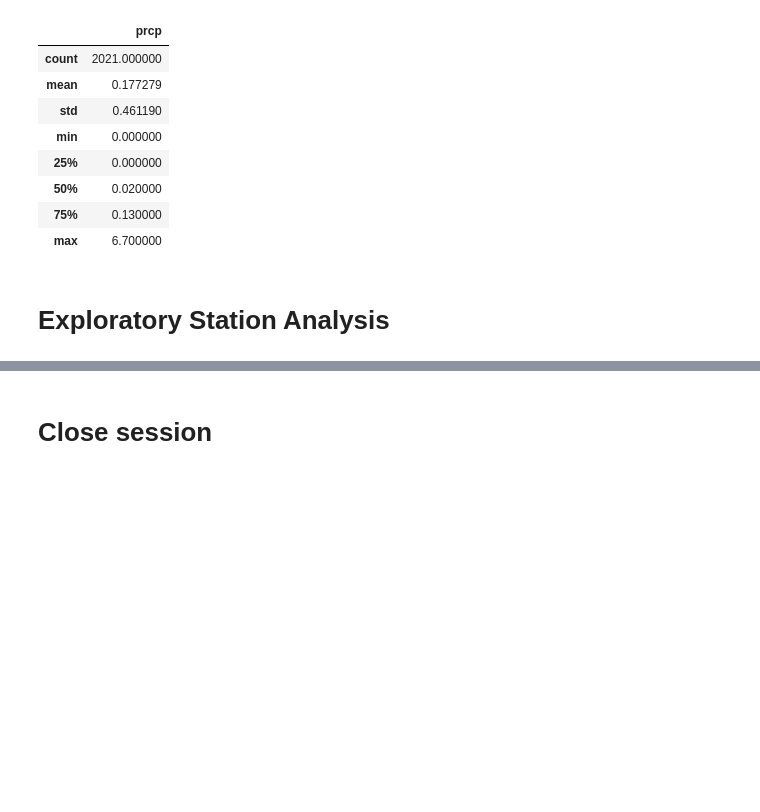
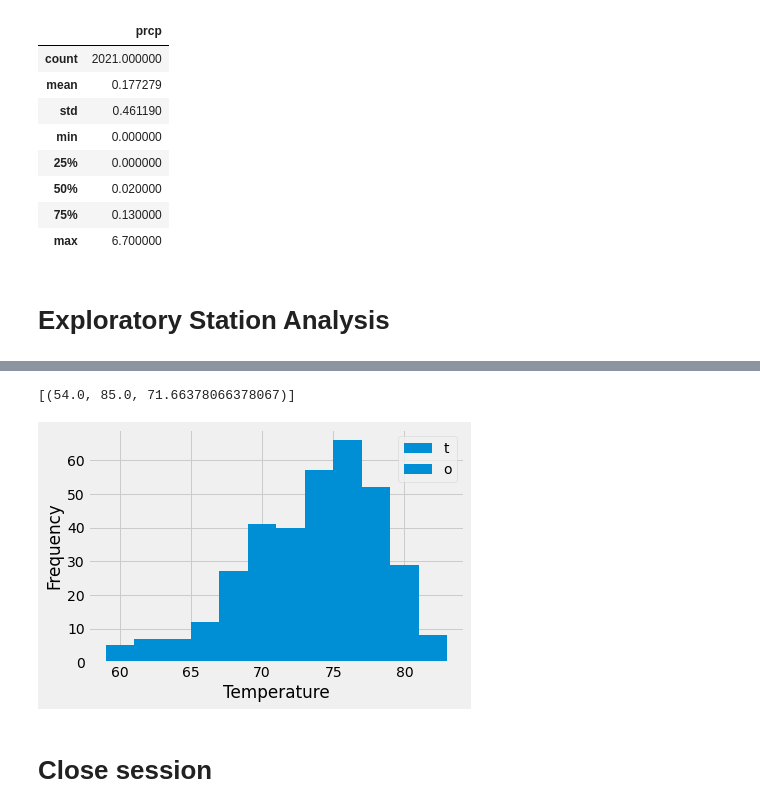
Before and after one commit to lstark85/sqlalchemy-challenge, a Jupyter notebook: climate_starter.ipynb, the cells around one changed output, grey strips where cells are left out. Saved outputs shown, nothing was run; the diff lists cells and outputs as text; code cells hidden in the pictures; blank space fills up the shorter version.

Commit message:
pandas complete with plots

```diff
--- a/climate_starter.ipynb
+++ b/climate_starter.ipynb
@@ -107,8 +124,28 @@ p_data.describe()
 # %%
 # Using the most active station id from the previous query, calculate the lowest, highest, and average temperature.
+station = "USC00519281"
+session.query(func.min(Measurement.tobs),
+             func.max(Measurement.tobs),
+             func.avg(Measurement.tobs)).filter(Measurement.station == station).all()
+# %% [output]
+[(54.0, 85.0, 71.66378066378067)]
 # %%
 # Using the most active station id
 # Query the last 12 months of temperature observation data for this station and plot the results as a histogram
+most_active_station = session.query(Measurement.date, Measurement.tobs).filter(Measurement.station == "USC00519281").\
+                    filter(Measurement.date > query_date).all()
+
+# Create DataFrame
+most_active = pd.DataFrame(most_active_station)
+#most_active.head()
+
+# Plot histogram
+most_active.plot.hist(bins=12)
+plt.legend("tobs")
+plt.xlabel("Temperature")
+plt.show()
+# %% [output]
+[figure, added]
 # %% [markdown]
 # Close session
 # %%
```
Also changed, not shown: parts of 2 cells of this notebook.
